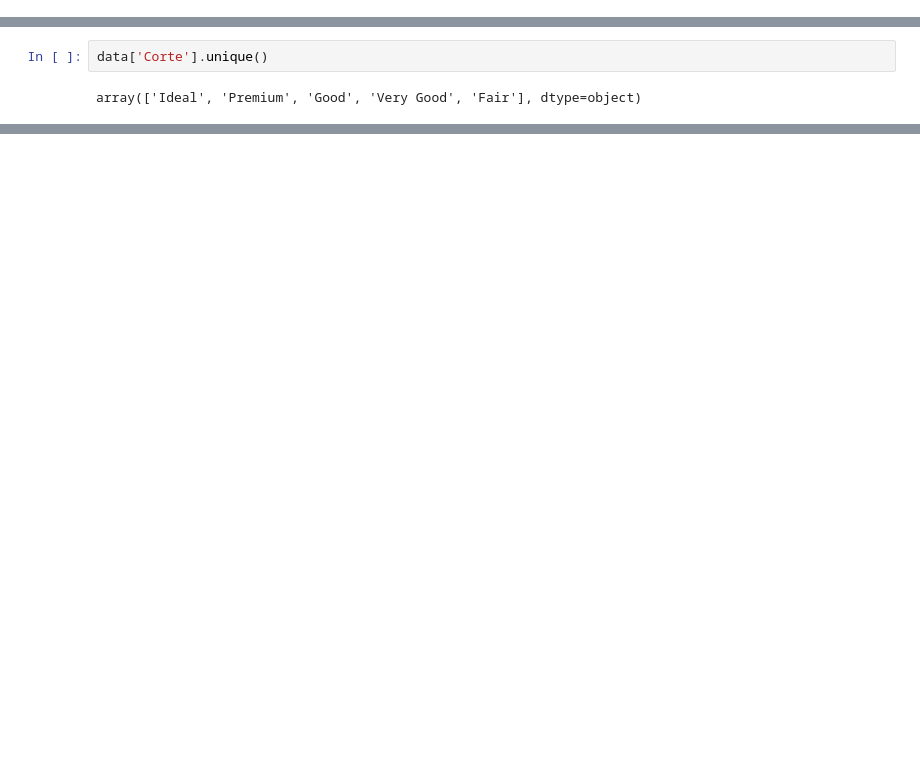
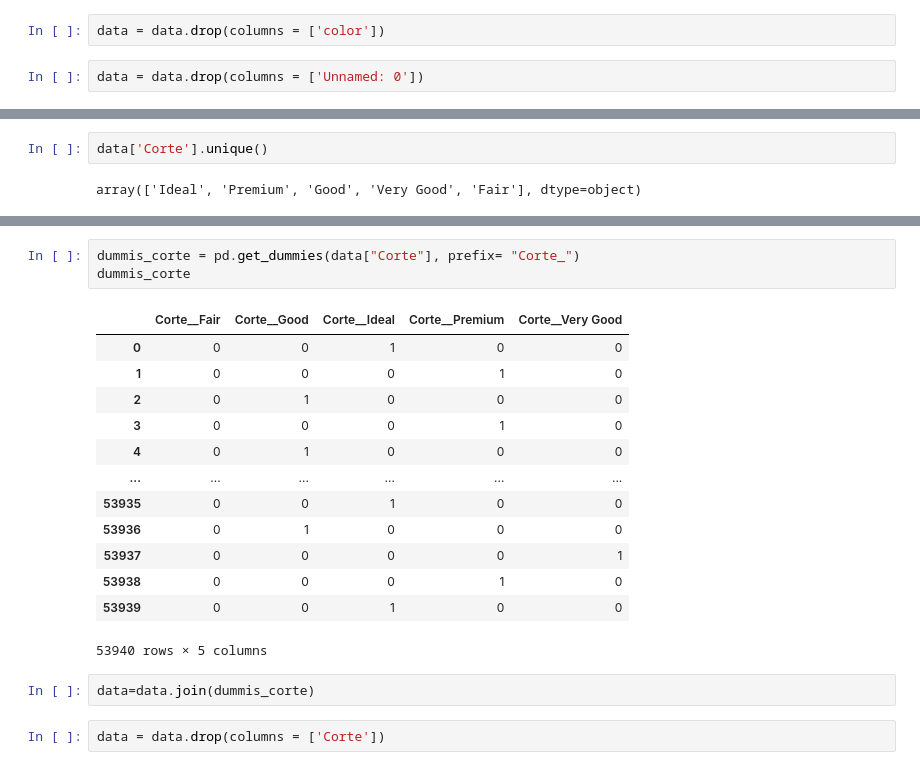
Before and after one commit to IonatanPerez/ProyectosAP_2022, a Jupyter notebook: LucasGraces/tp/Untitled0.ipynb, the cells around one changed output, grey strips where cells are left out. Cells and saved outputs as stored; diff of their text form; blank space fills up the shorter version.

```diff
--- a/LucasGraces/tp/Untitled0.ipynb
+++ b/LucasGraces/tp/Untitled0.ipynb
@@ -104,5 +102,9 @@ dtype: int64
 data= data.drop(columns = ['clarity'])
 # %%
 data = data.drop(columns = ['depth'])
+# %%
+data = data.drop(columns = ['color'])
+# %%
+data = data.drop(columns = ['Unnamed: 0'])
 # %%
 data
@@ -129,0 +162,21 @@ pd.get_dummies(data["Corte"])
+# %%
+dummis_corte = pd.get_dummies(data["Corte"], prefix= "Corte_")
+dummis_corte
+# %% [output]
+|  | Corte__Fair | Corte__Good | Corte__Ideal | Corte__Premium | Corte__Very Good |
+| 0 | 0 | 0 | 1 | 0 | 0 |
+| 1 | 0 | 0 | 0 | 1 | 0 |
+| 2 | 0 | 1 | 0 | 0 | 0 |
+| 3 | 0 | 0 | 0 | 1 | 0 |
+| 4 | 0 | 1 | 0 | 0 | 0 |
+| ... | ... | ... | ... | ... | ... |
+| 53935 | 0 | 0 | 1 | 0 | 0 |
+| 53936 | 0 | 1 | 0 | 0 | 0 |
+| 53937 | 0 | 0 | 0 | 0 | 1 |
+| 53938 | 0 | 0 | 0 | 1 | 0 |
+| 53939 | 0 | 0 | 1 | 0 | 0 |
+53940 rows × 5 columns
+# %%
+data=data.join(dummis_corte)
+# %%
+data = data.drop(columns = ['Corte'])
```
Also changed, not shown: parts of 24 cells of this notebook.
